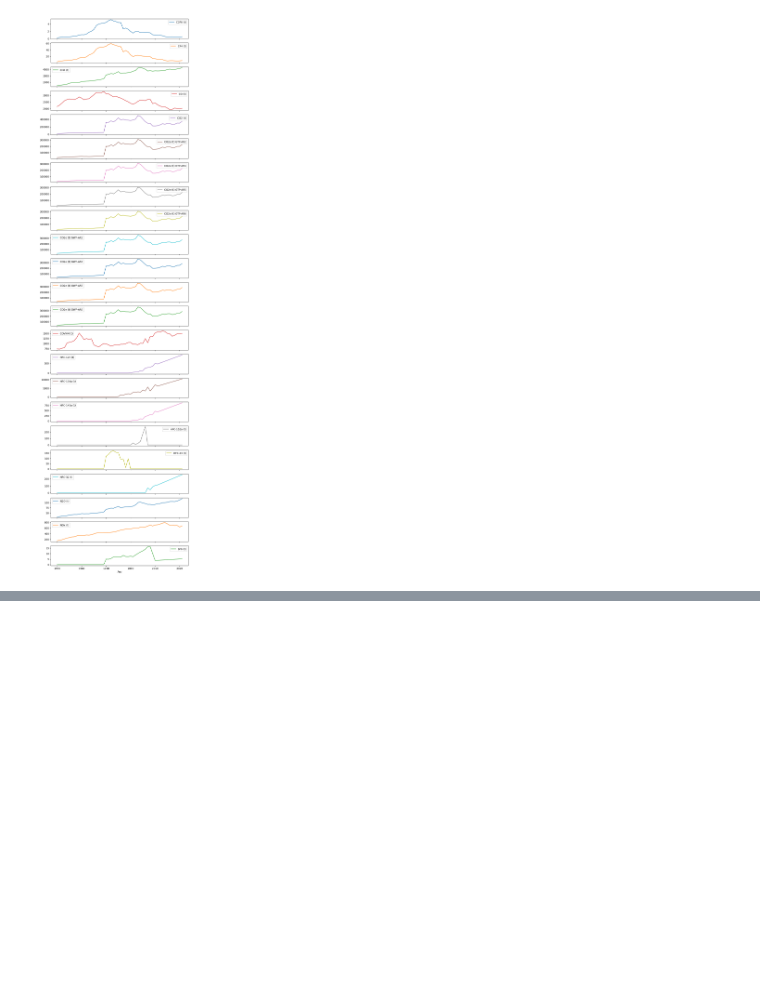
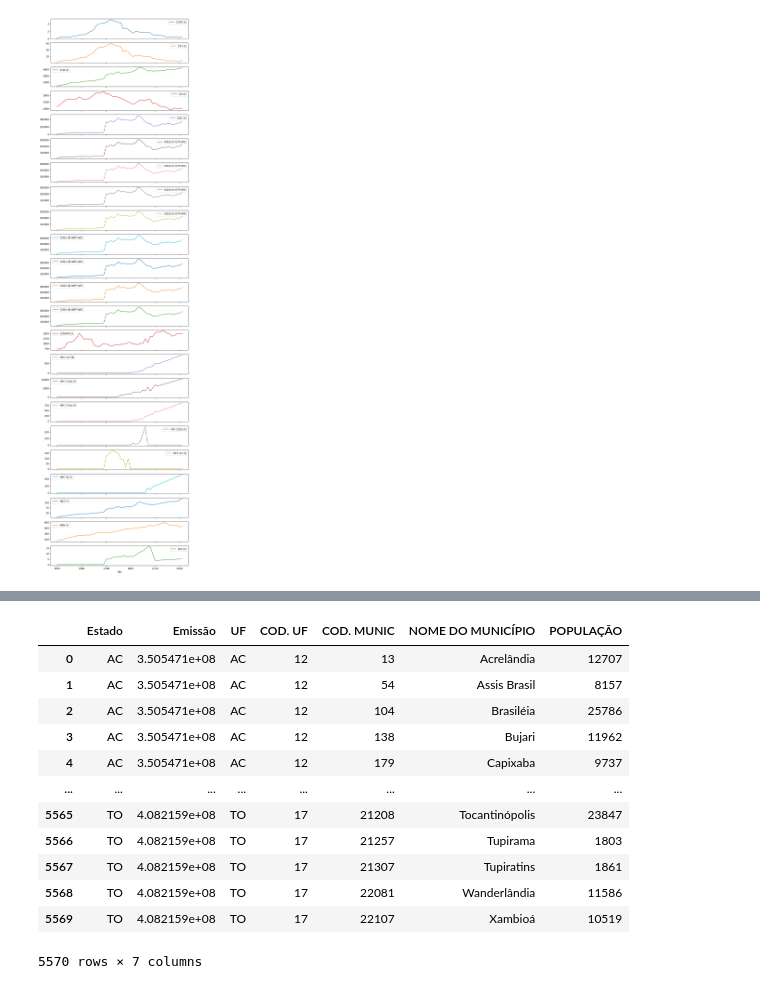
Before and after one commit to Iltonns/Estudo-e-Projetos-Alura, a Jupyter notebook: Python para Data Sciense/Pandas/Selecionando e Agrupando dados/Conhecendo os dados.ipynb, the cells around one changed output, grey strips where cells are left out. Saved outputs shown, nothing was run; the diff lists cells and outputs as text; code cells hidden in the pictures; blank space fills up the shorter version.

```diff
--- a/Python para Data Sciense/Pandas/Selecionando e Agrupando dados/Conhecendo os dados.ipynb
+++ b/Python para Data Sciense/Pandas/Selecionando e Agrupando dados/Conhecendo os dados.ipynb
@@ -622,0 +715,20 @@ media_emissao_anual.plot(subplots=True, figsize=(10,40));
+# %%
+# realizando o merge entre os DataFrames de emissão de gases e população dos estados
+dados_agrupados = pd.merge(emissao_estados, populacao_estados, left_on = 'Estado', right_on = 'UF')
+dados_agrupados
+
+"""O metodo merge() do pandas é utilizado para combinar dois DataFrames com base em uma ou mais colunas comuns. No exemplo acima, estamos realizando um merge entre os DataFrames emissao_estados e populacao_estados. O parâmetro left_on='Estado' especifica a coluna do DataFrame emissao_estados que será usada como chave para o merge, enquanto o parâmetro right_on='UF' especifica a coluna do DataFrame populacao_estados que será usada como chave correspondente. O resultado é um novo DataFrame chamado dados_agrupados, que contém as colunas de ambos os DataFrames combinadas com base nas chaves especificadas."""
+# %% [output]
+|  | Estado | Emissão | UF | COD. UF | COD. MUNIC | NOME DO MUNICÍPIO | POPULAÇÃO |
+| 0 | AC | 3.505471e+08 | AC | 12 | 13 | Acrelândia | 12707 |
+| 1 | AC | 3.505471e+08 | AC | 12 | 54 | Assis Brasil | 8157 |
+| 2 | AC | 3.505471e+08 | AC | 12 | 104 | Brasiléia | 25786 |
+| 3 | AC | 3.505471e+08 | AC | 12 | 138 | Bujari | 11962 |
+| 4 | AC | 3.505471e+08 | AC | 12 | 179 | Capixaba | 9737 |
+| ... | ... | ... | ... | ... | ... | ... | ... |
+| 5565 | TO | 4.082159e+08 | TO | 17 | 21208 | Tocantinópolis | 23847 |
+| 5566 | TO | 4.082159e+08 | TO | 17 | 21257 | Tupirama | 1803 |
+| 5567 | TO | 4.082159e+08 | TO | 17 | 21307 | Tupiratins | 1861 |
+| 5568 | TO | 4.082159e+08 | TO | 17 | 22081 | Wanderlândia | 11586 |
+| 5569 | TO | 4.082159e+08 | TO | 17 | 22107 | Xambioá | 10519 |
+5570 rows × 7 columns
```
Also changed, not shown: parts of 23 cells of this notebook, 4 other files.
